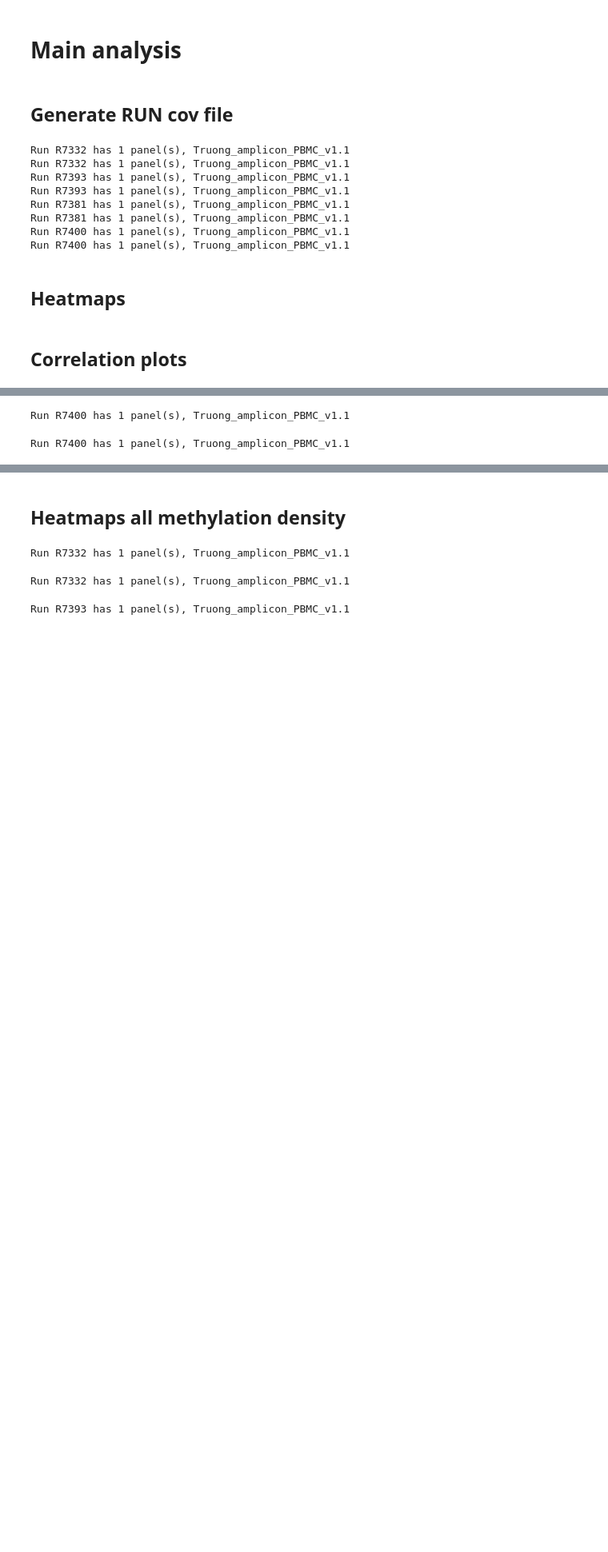
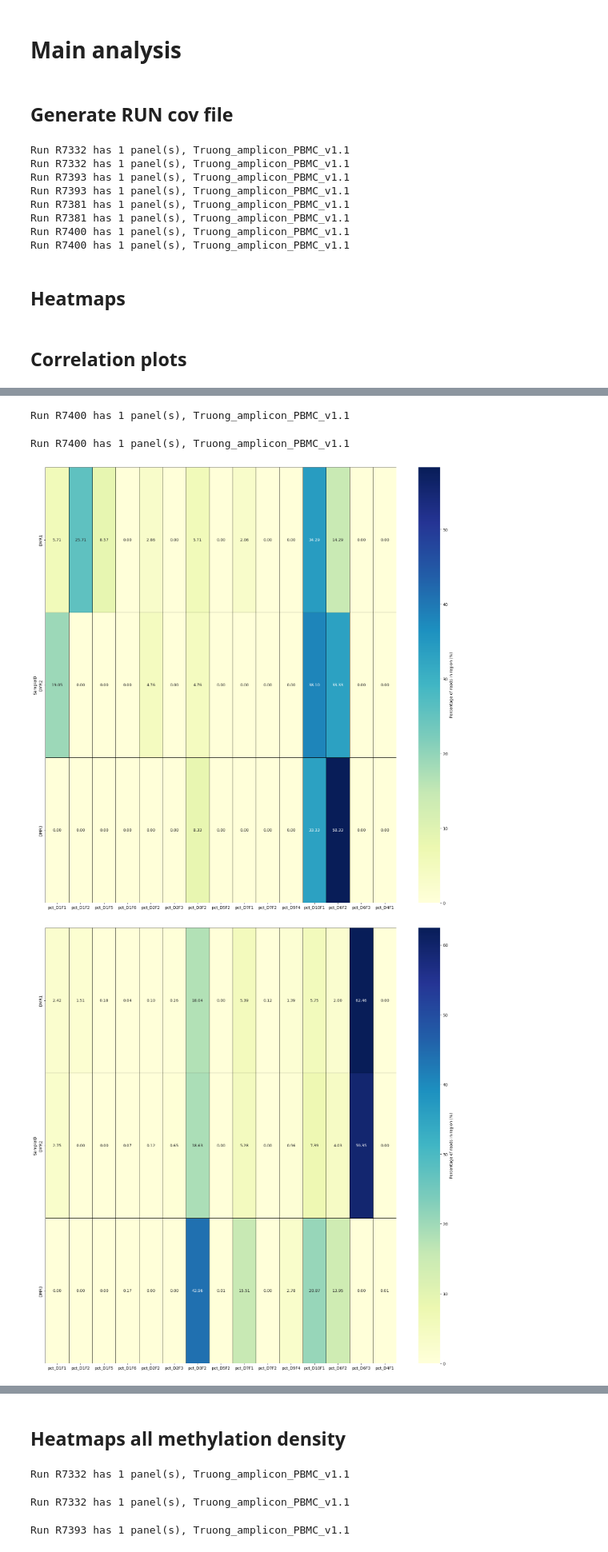
Before and after one commit to hieunguyen4193/ampliconSeq_UMI, a Jupyter notebook: data_analysis_20250613/01_overview_Truong.ipynb, the cells around one changed output, grey strips where cells are left out. Shown at 80% size. Drawn from its saved outputs; the diff is of its cells as text; code cells hidden in the pictures; blank space fills up the shorter version.

```diff
--- a/data_analysis_20250613/01_overview_Truong.ipynb
+++ b/data_analysis_20250613/01_overview_Truong.ipynb
@@ -459,30 +459,42 @@ for run in final_umi_rundf.Run.unique():
         for panel_name in run_panels:
             tmp_metadata = plot_metadata[plot_metadata["Panel_version"] == panel_name].sort_values(by = ["amplicon_name", "serial"])
 
             panel_name = panel_name.replace(" ", "_")
             paneldf = all_paneldf[panel_name].copy()
             os.system(f"mkdir -p {os.path.join(path_to_01_output,
                                                 "count_reads_in_regions",
                                                 run,
                                                 panel_name,
                                                 mode)}")
             for bam_region in tqdm(paneldf[genome_version].unique()):
                 region_name = paneldf[paneldf[genome_version] == bam_region]["Amplicon"].values[0]
                 tmp_metadata[f"count_{region_name}"] = tmp_metadata[bampath].apply(lambda x: count_read_in_region(x, bam_region))
                 tmp_metadata[f"pct_{region_name}"] = tmp_metadata[f"count_{region_name}"] / tmp_metadata[total_col] * 100
 
             tmp_metadata.to_excel(os.path.join(path_to_01_output,
                                                 "count_reads_in_regions",
                                                 run,
                                                 panel_name,
                                                 mode,
                                                 f"{run}_{panel_name}.xlsx"), index = False)
+            plotdf = tmp_metadata.sort_values(by = "amplicon_name")[[item for item in tmp_metadata.columns if "pct_" in item] + ["SampleID"]].sort_values(by = "SampleID").set_index("SampleID")
+            plt.figure(figsize=(20, 20))
+            plt.tight_layout()
+            sns.heatmap(plotdf,cmap="YlGnBu", fmt=".2f", annot=True, linewidths=.5, linecolor='black', cbar_kws={"label": "Percentage of reads in region (%)"})
+            plt.savefig(os.path.join(path_to_01_output,
+                                                "count_reads_in_regions",
+                                                run,
+                                                panel_name,
+                                                mode,
+                                                f"{run}_{panel_name}.png"), dpi=300, bbox_inches='tight')
 # %% [output]
 Run R7332 has 1 panel(s), Truong_amplicon_PBMC_v1.1
 Run R7332 has 1 panel(s), Truong_amplicon_PBMC_v1.1
 Run R7393 has 1 panel(s), Truong_amplicon_PBMC_v1.1
 Run R7393 has 1 panel(s), Truong_amplicon_PBMC_v1.1
 Run R7381 has 1 panel(s), Truong_amplicon_PBMC_v1.1
 Run R7381 has 1 panel(s), Truong_amplicon_PBMC_v1.1
 Run R7400 has 1 panel(s), Truong_amplicon_PBMC_v1.1
 Run R7400 has 1 panel(s), Truong_amplicon_PBMC_v1.1
+[figure, added]
+[figure, added]
```
Also changed, not shown: parts of 2 cells of this notebook, 1 other file.
